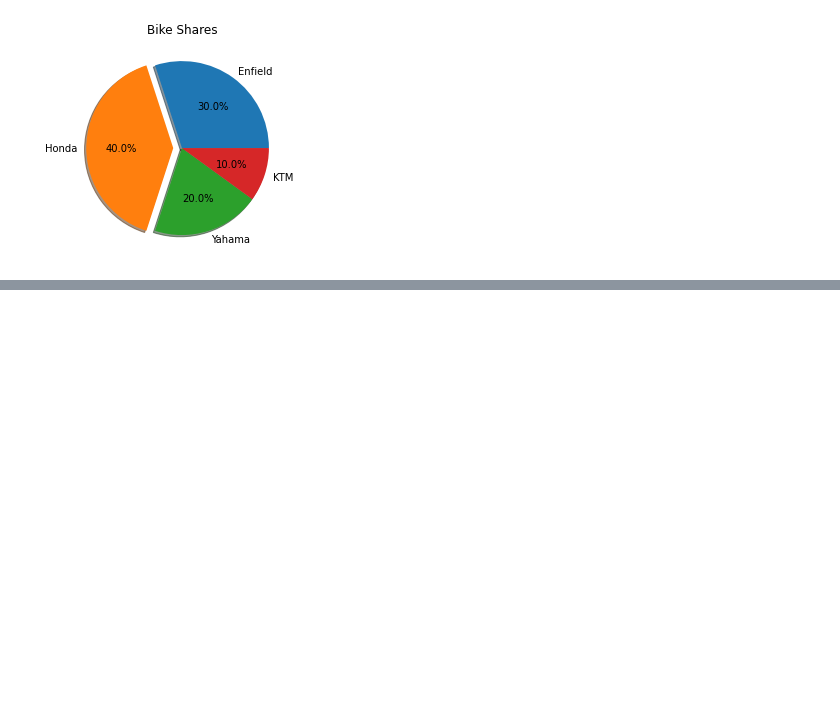
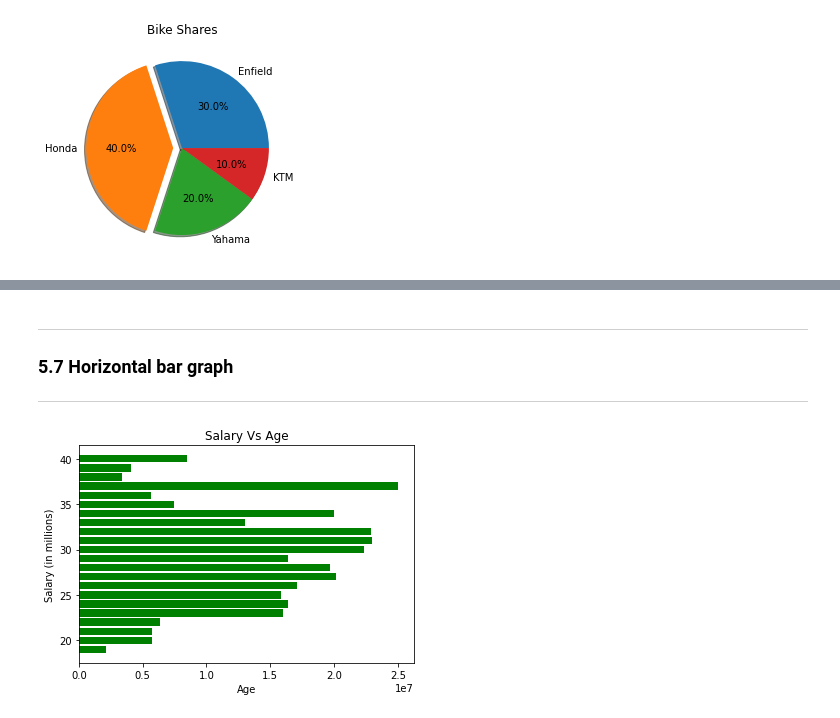
Before and after one commit to psrana/Data-Visualization-using-Matplotlib, a Jupyter notebook: Data_Visualization_using_Matplotlib.ipynb, the cells around one changed output, grey strips where cells are left out. Drawn from its saved outputs; the diff is of its cells as text; code cells hidden in the pictures; blank space fills up the shorter version.

```diff
--- a/Data_Visualization_using_Matplotlib.ipynb
+++ b/Data_Visualization_using_Matplotlib.ipynb
@@ -1632,0 +427,17 @@ Open result.txt to view the content
+# %% [markdown]
+---
+### **5.7 Horizontal bar graph**
+---
+# %%
+x = df['Age']
+y = df['Salary']
+
+plt.xlabel('Age')
+plt.ylabel('Salary (in millions)')
+plt.title('Salary Vs Age')
+
+plt.barh(x, y, color = "green")
+
+plt.show()
+# %% [output]
+[figure, added]
```
Also changed, not shown: parts of 189 cells of this notebook.
